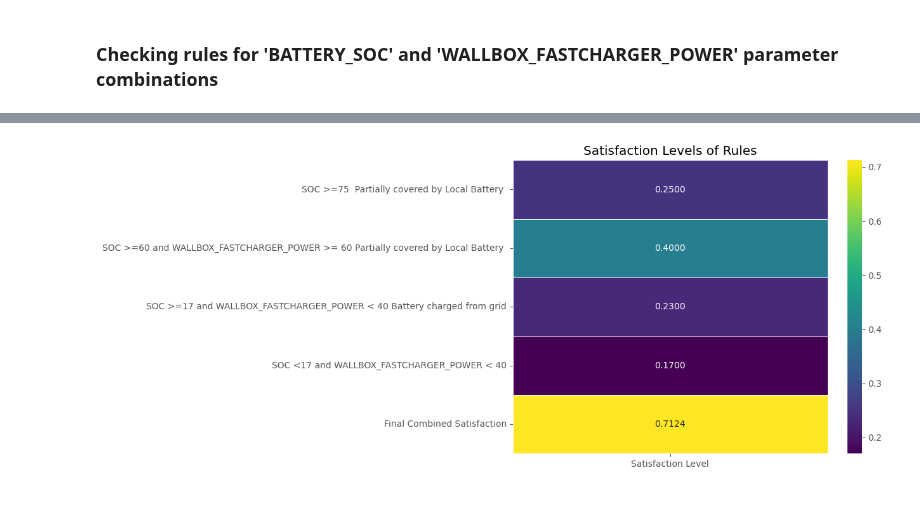
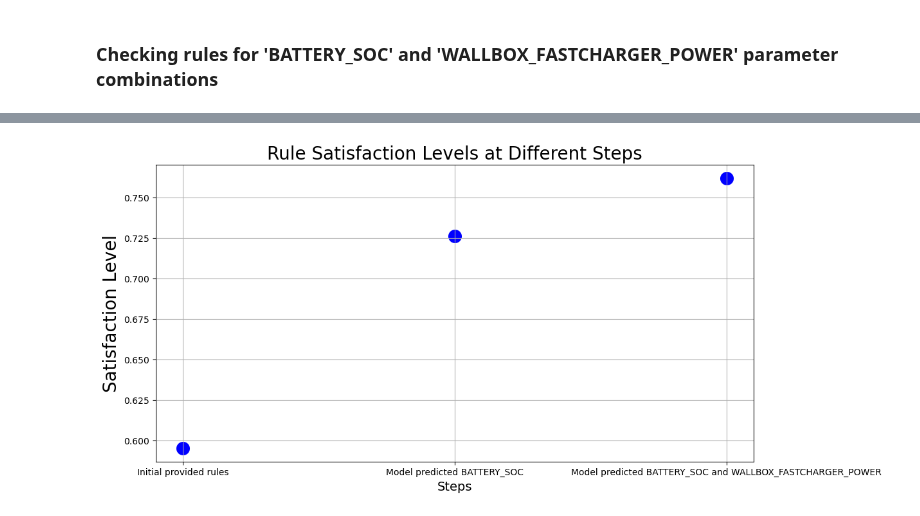
Before and after one commit to SanchoSamba/DS-project, a Jupyter notebook: LTN_Jevgenij.ipynb, the cells around one changed output, grey strips where cells are left out. Drawn from its saved outputs; the diff is of its cells as text; code cells hidden in the pictures.

```diff
--- a/LTN_Jevgenij.ipynb
+++ b/LTN_Jevgenij.ipynb
@@ -625,0 +475,24 @@ data = {
+# %%
+from sklearn.preprocessing import LabelEncoder
+
+# Create a grid of 'BATTERY_SOC' and 'WALLBOX_FASTCHARGER_POWER' parameter combinations
+battery_soc = np.arange(0, 101, 1)
+wallbox_power = np.arange(0, 201, 1)
+battery_soc_grid, wallbox_power_grid = np.meshgrid(battery_soc, wallbox_power)
+
+# Flatten the grid and create a DataFrame from it
+grid_df = pd.DataFrame({
+    'BATTERY_SOC': battery_soc_grid.ravel(),
+    'WALLBOX_FASTCHARGER_POWER': wallbox_power_grid.ravel()
+})
+
+# Use the 'mlp_simple' model to predict the class for each combination
+predictions = mlp_simple.predict(grid_df)
+
+# Initialize a LabelEncoder
+le = LabelEncoder()
+# Fit the LabelEncoder and transform the predictions to numerical data
+numerical_predictions = le.fit_transform(predictions)
+
+# Reshape the predictions to the shape of the grid
+numerical_predictions = numerical_predictions.reshape(battery_soc_grid.shape)
@@ -626 +518,5 @@ data = {
+# %%
+grid_df['PREDICTIONS'] = predictions
+# %%
+data = grid_df
 # %%
@@ -754,19 +645,17 @@ Rule1 Satisfaction: 0.2499976009130478, Rule2 Satisfaction: 0.3999894857406616,
-# %%
-# Calculate satisfaction levels
-satisfaction_levels = {
-    "SOC >=75  Partially covered by Local Battery ": sat_rule1.item(),
-    "SOC >=60 and WALLBOX_FASTCHARGER_POWER >= 60 Partially covered by Local Battery ": sat_rule2.item(),
-    "SOC >=17 and WALLBOX_FASTCHARGER_POWER < 40 Battery charged from grid": sat_rule3.item(),
-    "SOC <17 and WALLBOX_FASTCHARGER_POWER < 40": sat_rule4.item(),
-    "Final Combined Satisfaction": satisfaction.item()
-
-}
-labels = list(satisfaction_levels.keys())
-values = list(satisfaction_levels.values())
-heatmap_data = pd.DataFrame(values, index=labels, columns=["Satisfaction Level"])
-plt.figure(figsize=(8, 6))
-sns.heatmap(heatmap_data, annot=True, cmap="viridis", linewidths=.5, fmt=".4f")
-plt.title("Satisfaction Levels of Rules")
-plt.show()
-# %% [output]
-[figure, removed]
+# %%
+x_labels = ['Initial provided rules', 'Model predicted BATTERY_SOC', 'Model predicted BATTERY_SOC and WALLBOX_FASTCHARGER_POWER']
+y_values = [ satisfaction1.item(),  satisfaction2.item(),  satisfaction3.item()]
+plt.figure(figsize=(12, 6))
+plt.scatter(x_labels, y_values, color='b', s=200)
+# Adding titles and labels with bigger font size
+plt.title('Rule Satisfaction Levels at Different Steps', fontsize=20)
+plt.xlabel('Steps', fontsize=14)
+plt.ylabel('Satisfaction Level', fontsize=20)
+
+# Adding grid for better readability
+plt.grid(True)
+
+# Display the plot
+plt.show()
+# %% [output]
+[figure, added]
```
Also changed, not shown: parts of 32 cells of this notebook.
